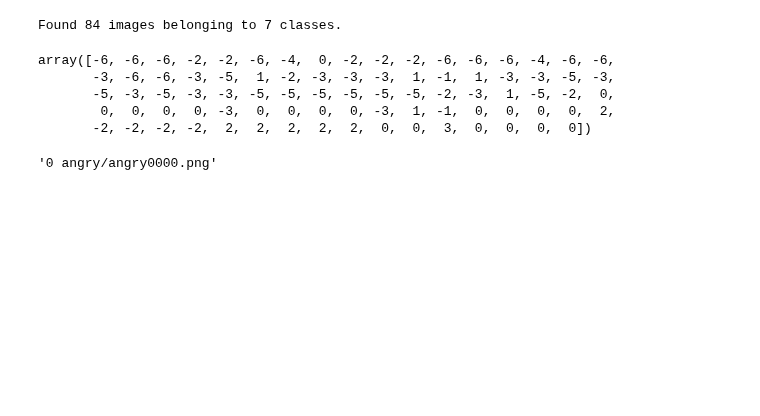
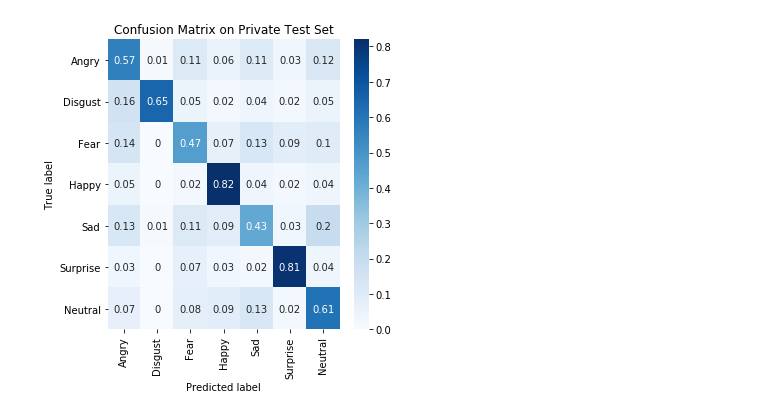
Before and after one commit to amilkh/cs230-fer, a Jupyter notebook: fer2013.ipynb, the cells around one changed output. Saved outputs shown, nothing was run; the diff lists cells and outputs as text; code cells hidden in the pictures; blank space fills up the shorter version.

Commit message:
Added code to evaluate h5 model on test and webcam
Co-authored-by: Amil Khanzada <amilkh@users.noreply.github.com>
Co-authored-by: Muhammad Hasham Khalid <m.hasham681@gmail.com>

```diff
--- a/fer2013.ipynb
+++ b/fer2013.ipynb
@@ -23,0 +29,19 @@ Drive already mounted at /content/drive; to attempt to forcibly remount, call dr
+# %%
+from keras.models import load_model
+model = load_model('/content/drive/My Drive/cs230 project/models/soa-SGD_LR_0.01000-EPOCHS_100-BS_128-DROPOUT_0.5.h5') #64%
+# %%
+y_pred_test = model.predict(X_test).argmax(axis=1)
+
+from tensorflow.keras.preprocessing.image import ImageDataGenerator
+test_datagen = ImageDataGenerator(rescale=1./255)
+
+test_generator = test_datagen.flow_from_directory(
+        '/content/drive/My Drive/cs230 project/webcam images',
+        target_size=(48, 48),
+        color_mode='grayscale',
+        shuffle = False,
+        class_mode='categorical',
+        batch_size=1)
+
+y_pred_webcam = model.predict_generator(test_generator, steps=len(test_generator.filenames)).argmax(axis=1)
+y_true_webcam = test_generator.classes
@@ -24,2 +59,5 @@ Drive already mounted at /content/drive; to attempt to forcibly remount, call dr
 # %%
-emotion_cat = {0:'Angry', 1:'Disgust', 2:'Fear', 3:'Happy', 4:'Sad', 5:'Surprise', 6:'Neutral'}
+from sklearn.metrics import confusion_matrix
+from seaborn import heatmap
+
+emotions = {0:'Angry', 1:'Disgust', 2:'Fear', 3:'Happy', 4:'Sad', 5:'Surprise', 6:'Neutral'}
@@ -78,31 +64,16 @@ Epoch 5/5
-# %%
-from tensorflow.keras.preprocessing.image import ImageDataGenerator
-test_datagen = ImageDataGenerator(rescale=1./255)
-
-test_generator = test_datagen.flow_from_directory(
-        '/content/drive/My Drive/cs230 project/webcam images',
-        target_size=(48, 48),
-        color_mode='grayscale',
-        shuffle = False,
-        class_mode='categorical',
-        batch_size=1)
-
-nb_samples = len(test_generator.filenames)
-
-y_true = test_generator.classes
-#evaluate_generator
-y_pred = model.predict_generator(test_generator, steps=nb_samples).argmax(axis=1)
-# %% [output]
-Found 84 images belonging to 7 classes.
-# %%
-y_true-y_pred
-# %% [output]
-array([-6, -6, -6, -2, -2, -6, -4,  0, -2, -2, -2, -6, -6, -6, -4, -6, -6,
-       -3, -6, -6, -3, -5,  1, -2, -3, -3, -3,  1, -1,  1, -3, -3, -5, -3,
-       -5, -3, -5, -3, -3, -5, -5, -5, -5, -5, -5, -2, -3,  1, -5, -2,  0,
-        0,  0,  0,  0, -3,  0,  0,  0,  0, -3,  1, -1,  0,  0,  0,  0,  2,
-       -2, -2, -2, -2,  2,  2,  2,  2,  2,  0,  0,  3,  0,  0,  0,  0])
-# %%
-test_generator.filenames[0]
-# %% [output]
-'0 angry/angry0000.png'
+# %%
+cmat_df_test=pd.DataFrame(
+  confusion_matrix(y_test, y_pred_test, normalize='true').round(2),
+  index=emotions.values(),
+  columns=emotions.values()
+  )
+
+plt.figure(figsize=(5,5))
+heatmap(cmat_df_test,annot=True,cmap=plt.cm.Blues)
+plt.tight_layout()
+plt.title('Confusion Matrix on Private Test Set')
+plt.ylabel('True label')
+plt.xlabel('Predicted label')
+plt.show()
+# %% [output]
+[figure, added]
```
Also changed, not shown: parts of 10 cells of this notebook.
